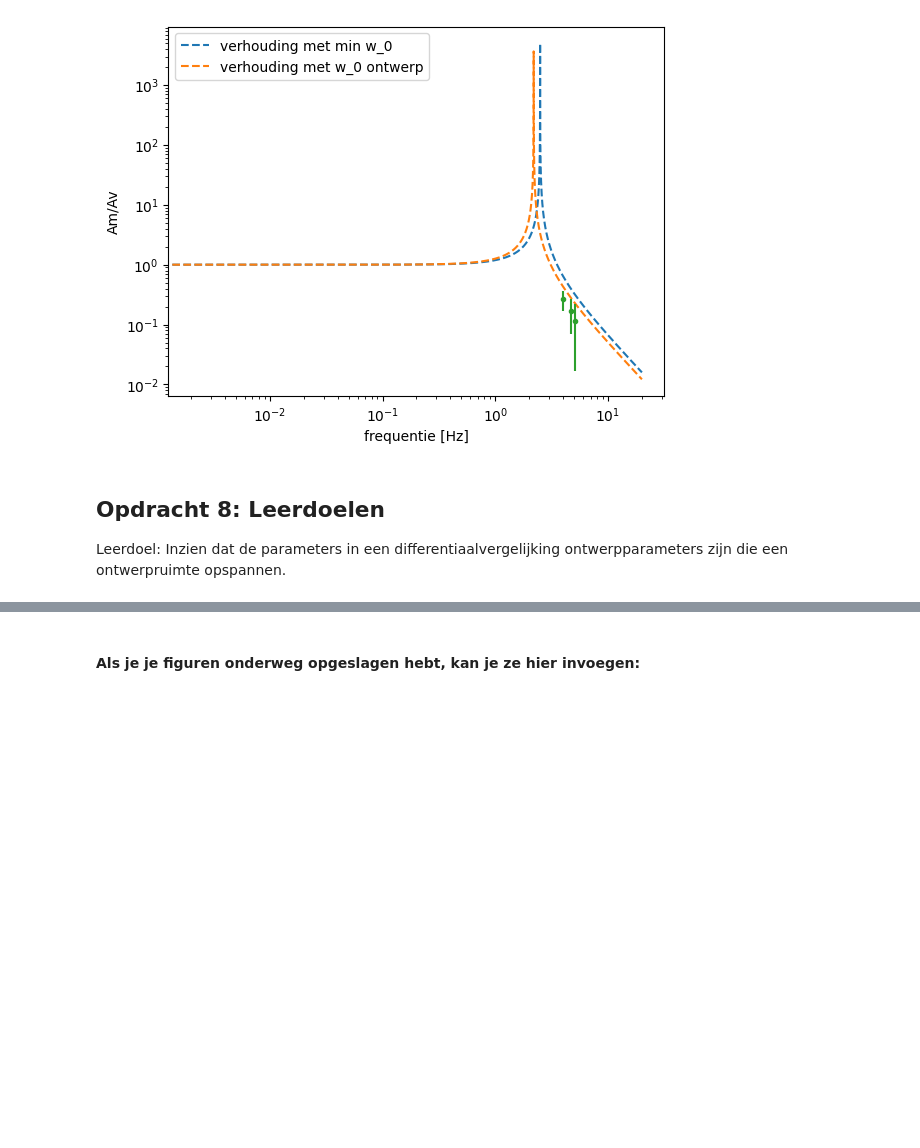
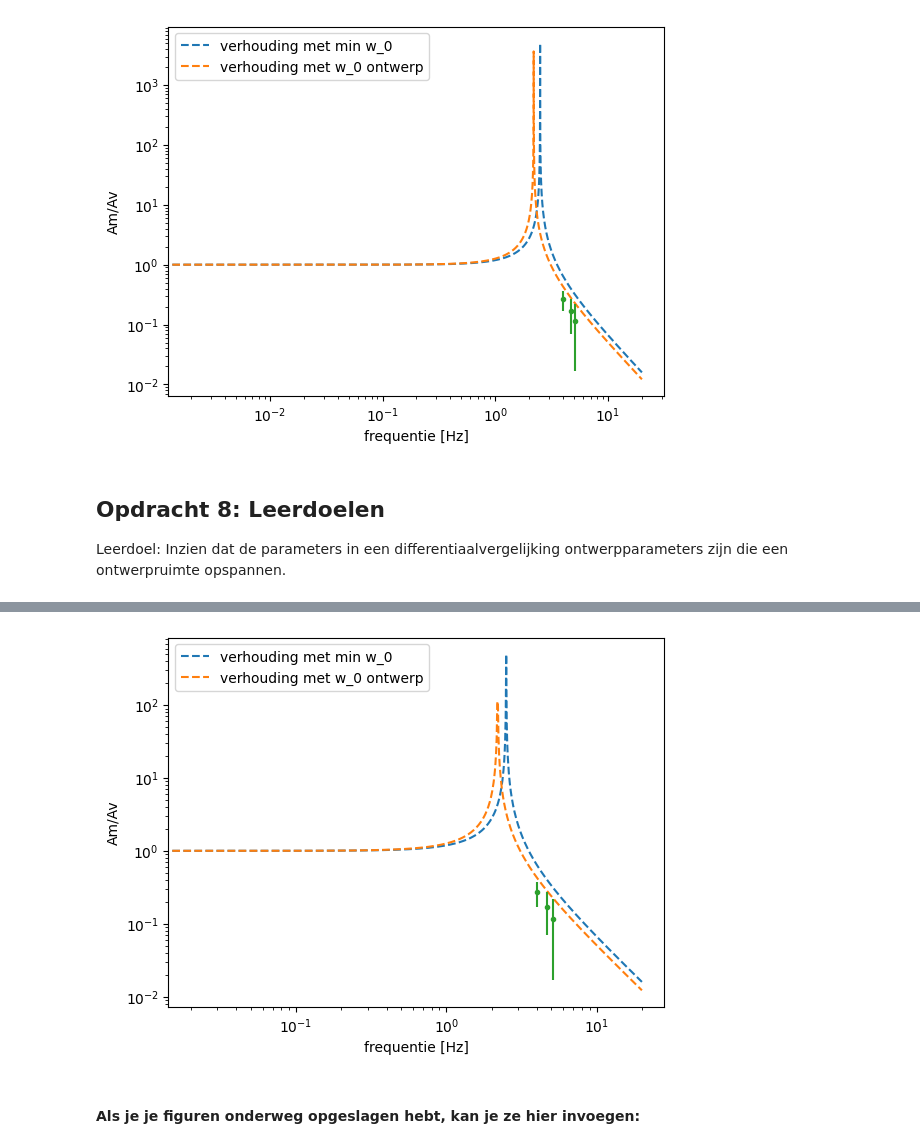
Before and after one commit to MatthiasGrablowitz/opdrachten-DEF-D, a Jupyter notebook: FysiekeOntwerpopdrachten/5MaakEenOpstellingTrillingsvrij/Ontwerpopdracht5MaakEenOpstellingTrillingsvrijInvulTemplate.ipynb, the cells around one changed output, grey strips where cells are left out. Cells and saved outputs as stored; diff of their text form; code cells hidden in the pictures; blank space fills up the shorter version.

```diff
--- a/FysiekeOntwerpopdrachten/5MaakEenOpstellingTrillingsvrij/Ontwerpopdracht5MaakEenOpstellingTrillingsvrijInvulTemplate.ipynb
+++ b/FysiekeOntwerpopdrachten/5MaakEenOpstellingTrillingsvrij/Ontwerpopdracht5MaakEenOpstellingTrillingsvrijInvulTemplate.ipynb
@@ -214,2 +253,17 @@ plt.show()
+# %%
+amplitude_ver = np.array([0.38/2.25,0.28/2.4,0.41/1.52])
+freq = np.array([4.7,5.1,4.0])
+plt.plot(f_test,np.abs(verhouding(f_test,w_0)),'--',label='verhouding met min w_0')
+plt.plot(f_test,np.abs(verhouding(f_test,w_0_2)),'--',label='verhouding met w_0 ontwerp')
+plt.errorbar(freq,amplitude_ver,0.1,0.1,'.')
+plt.xscale('log')
+plt.yscale('log')
+plt.xlabel('frequentie [Hz]')
+plt.ylabel('Am/Av')
+
+plt.legend()
+plt.show()
+# %% [output]
+[figure, added]
 # %% [markdown]
 #### Als je je figuren onderweg opgeslagen hebt, kan je ze hier invoegen:
```
Also changed, not shown: parts of 5 cells of this notebook, 1 other file.
